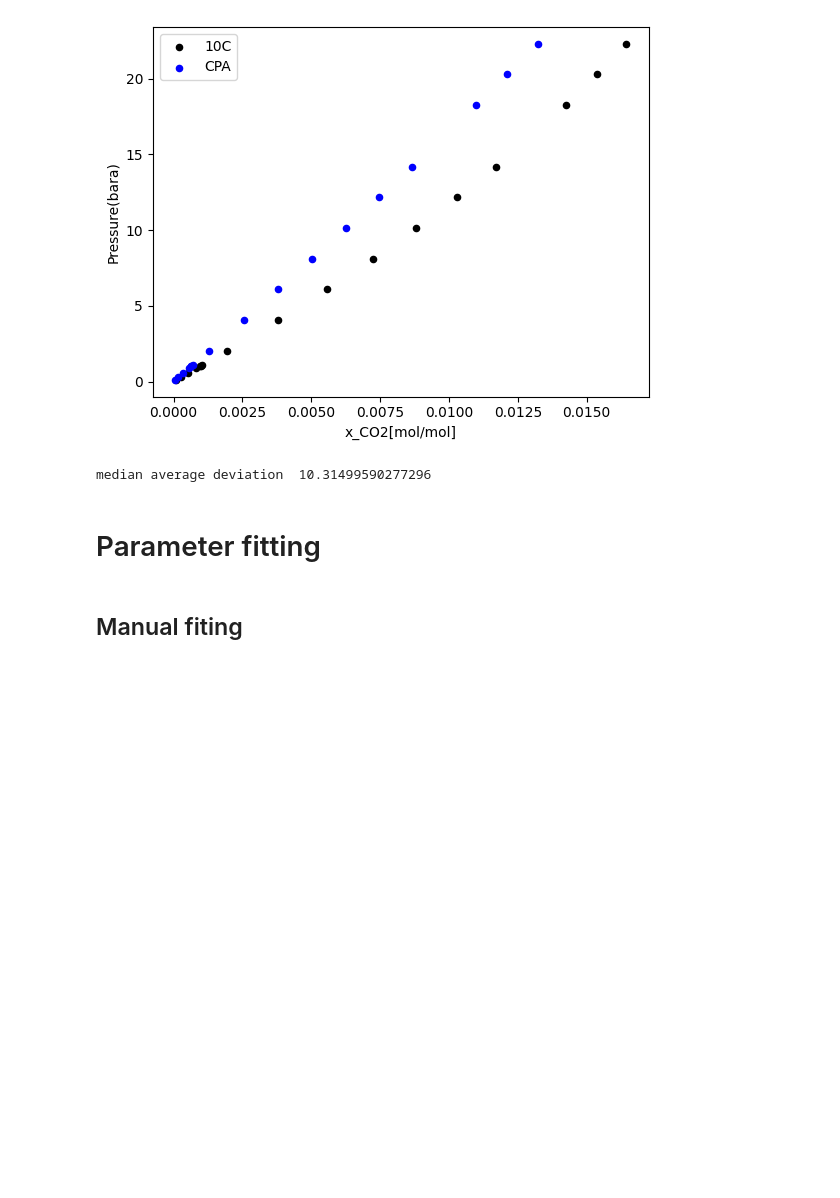
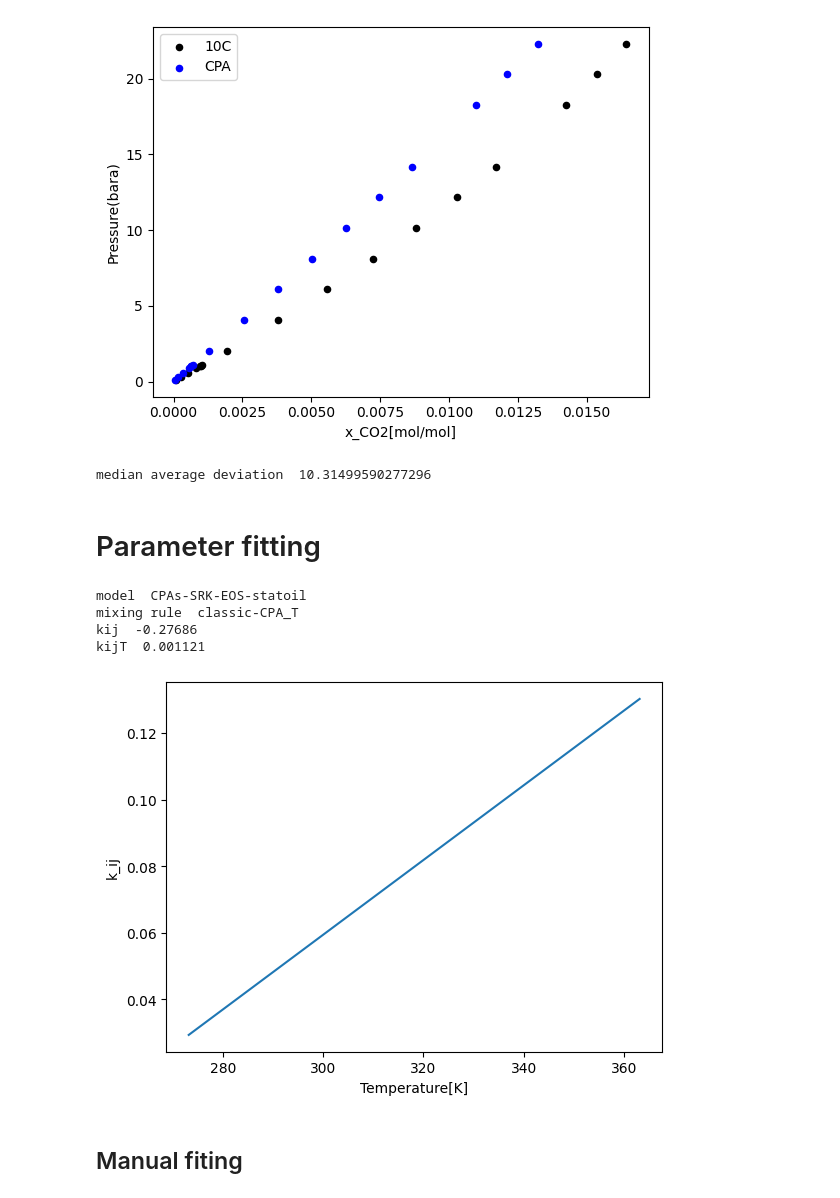
Before and after one commit to equinor/neqsim-parameterfitting, a Jupyter notebook: example/thermodynamics/VLE/CO2-water/CO2-water.ipynb, the cells around one changed output. Saved outputs shown, nothing was run; the diff lists cells and outputs as text; code cells hidden in the pictures; blank space fills up the shorter version.

```diff
--- a/example/thermodynamics/VLE/CO2-water/CO2-water.ipynb
+++ b/example/thermodynamics/VLE/CO2-water/CO2-water.ipynb
@@ -153,5 +148,31 @@ dataWithExperimentAndDev.to_csv('./water-CO2-exp.csv')
 median average deviation  10.31499590277296
 # %% [markdown]
 # Parameter fitting
+# %%
+# return intparam[i][j] + intparamT[i][j] * (temperature / 273.15 - 1.0)
+print('model ', fluid1.getModelName())
+print('mixing rule ', fluid1.getMixingRuleName())
+print('kij ', fluid1.getPhase(1).getMixingRule().getBinaryInteractionParameter(0,1))
+print('kijT ', fluid1.getPhase(1).getMixingRule().getBinaryInteractionParameterT1(0,1))
+
+kij = fluid1.getPhase(1).getMixingRule().getBinaryInteractionParameter(0,1)
+kijT = fluid1.getPhase(1).getMixingRule().getBinaryInteractionParameterT1(0,1)
+
+def calcKIJ(temp):
+    return kij+kijT*temp
+
+temperatures = np.arange(273.15, 373.15, 10.0)#range(273.0, 373.15, 10.0)
+kijcalc = [calcKIJ(T) for T in temperatures]
+
+plt.plot(temperatures, kijcalc)
+plt.xlabel('Temperature[K]')
+plt.ylabel('k_ij')
+plt.show()
+# %% [output]
+model  CPAs-SRK-EOS-statoil
+mixing rule  classic-CPA_T
+kij  -0.27686
+kijT  0.001121
+[figure, added]
 # %% [markdown]
 ## Manual fiting
```
Also changed, not shown: parts of 7 cells of this notebook, 2 other files.
